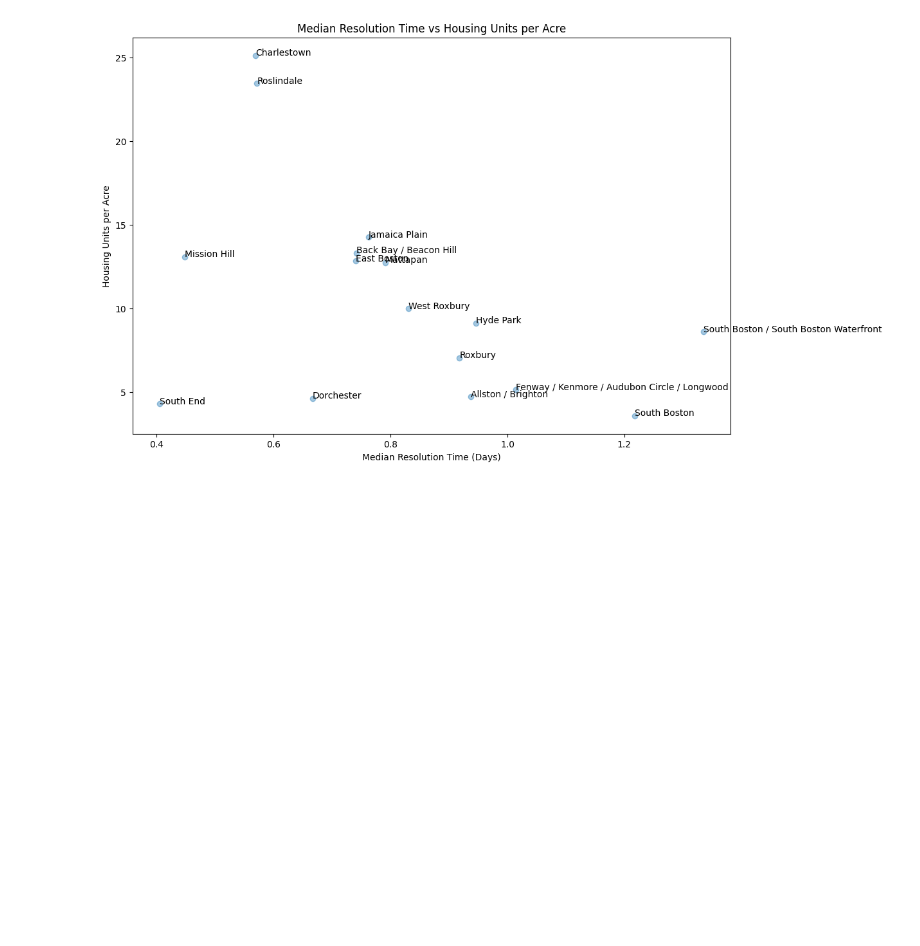
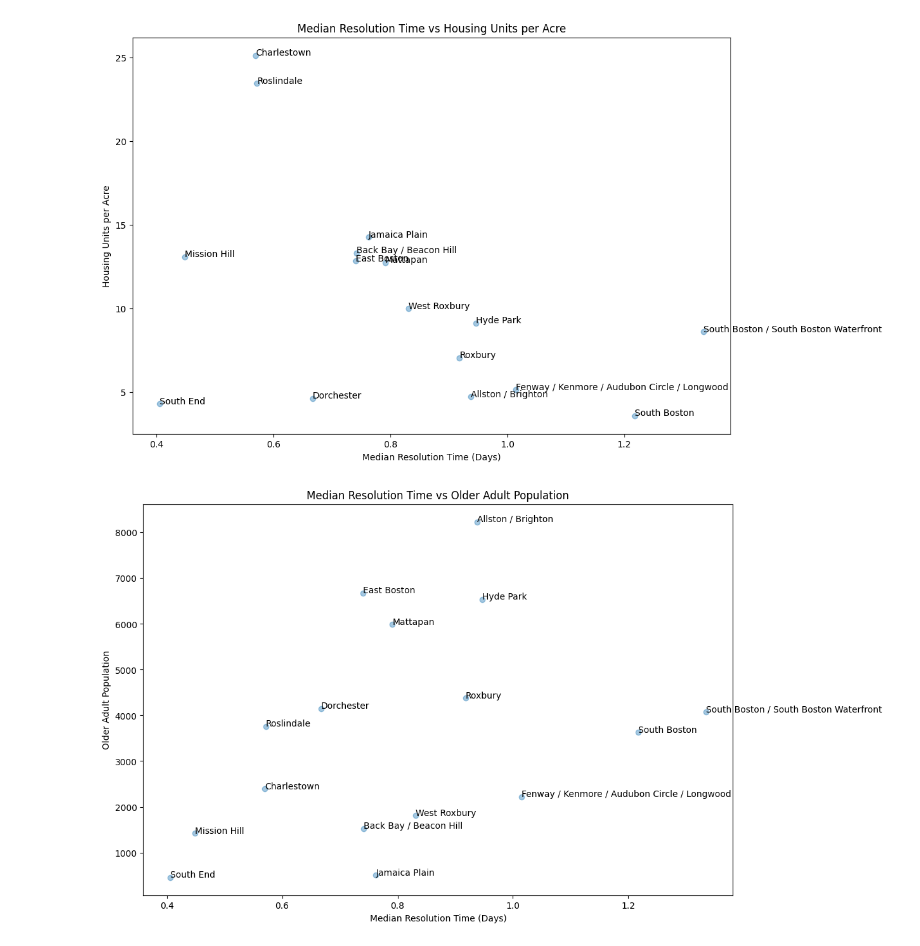
Before and after one commit to Laerk23/CS506-311ServiceTracker, a Jupyter notebook: fa23-team-d/notebooks/final_notebooks/poster_notebook copy.ipynb, the cells around one changed output. Drawn from its saved outputs; the diff is of its cells as text; code cells hidden in the pictures; blank space fills up the shorter version.

Commit message:
Added more graphs

```diff
--- a/fa23-team-d/notebooks/final_notebooks/poster_notebook copy.ipynb
+++ b/fa23-team-d/notebooks/final_notebooks/poster_notebook copy.ipynb
@@ -545,3 +561,8 @@ y = df_copy.groupby('neighborhood')['HU_PER_ACRE'].median()
 plot(x,y,'Median Resolution Time (Days)','Housing Units per Acre','Median Resolution Time vs Housing Units per Acre')
 # %% [output]
 [figure]
+# %%
+y = df_copy.groupby('neighborhood')['OlderAdult'].median()
+plot(x,y,'Median Resolution Time (Days)','Older Adult Population','Median Resolution Time vs Older Adult Population')
+# %% [output]
+[figure, added]
```
Also changed, not shown: parts of 38 cells of this notebook.
